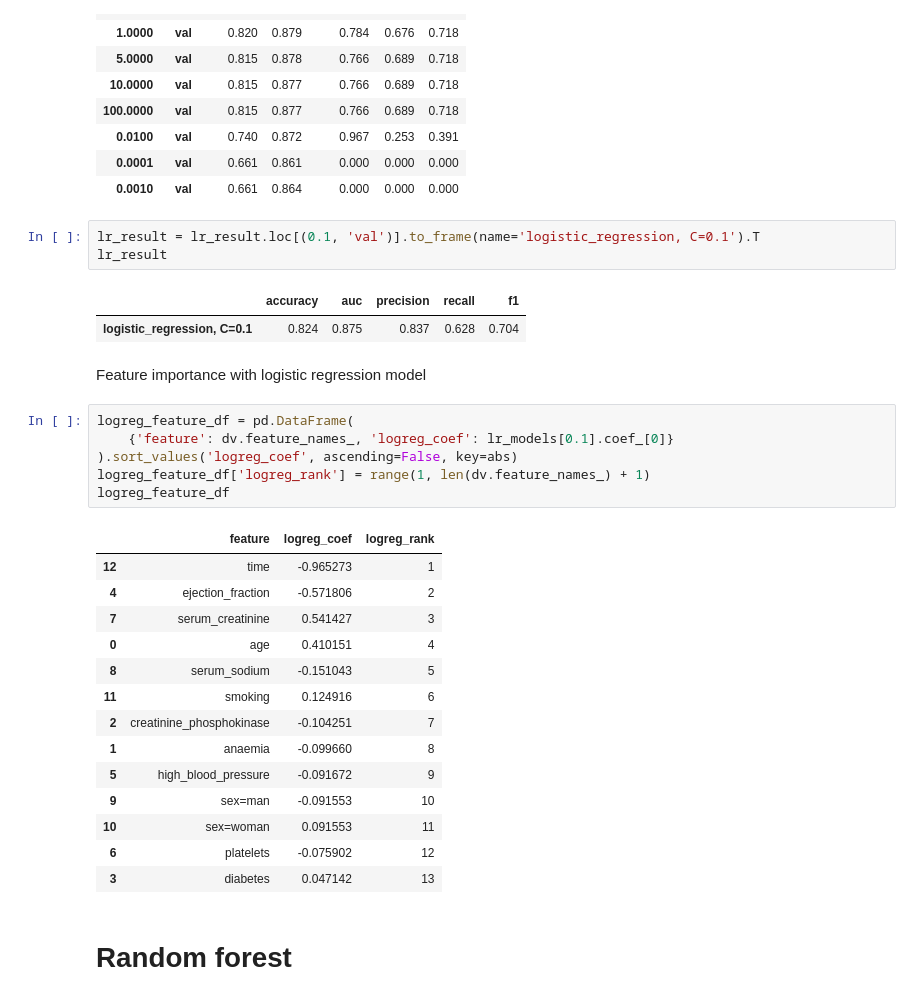
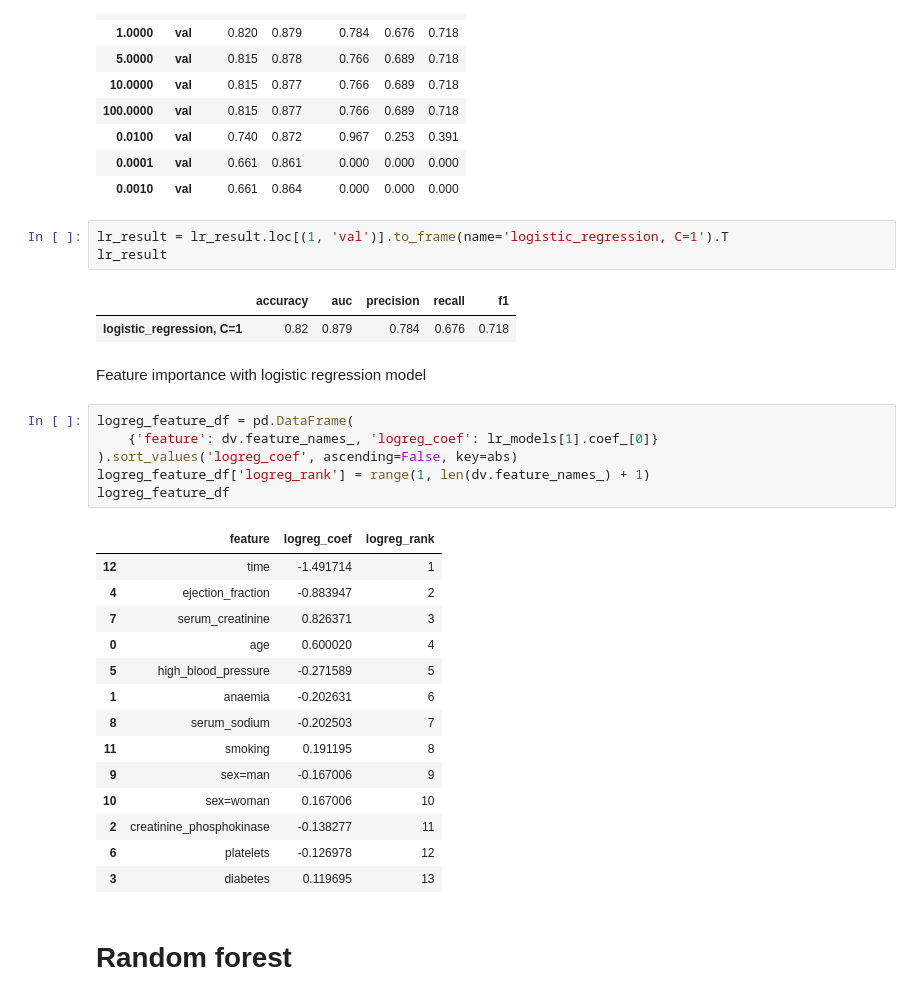
Before and after one commit to VolodymyrBil/project1_yanqing-song, a Jupyter notebook: 07-mid-project/notebook.ipynb, the cells around one changed output. Drawn from its saved outputs; the diff is of its cells as text.

```diff
--- a/07-mid-project/notebook.ipynb
+++ b/07-mid-project/notebook.ipynb
@@ -291,34 +290,34 @@ lr_result.query('type=="val"').sort_values('accuracy', ascending=False)
 | 0.0001 | val | 0.661 | 0.861 | 0.000 | 0.000 | 0.000 |
 | 0.0010 | val | 0.661 | 0.864 | 0.000 | 0.000 | 0.000 |
 # %%
-lr_result = lr_result.loc[(0.1, 'val')].to_frame(name='logistic_regression, C=0.1').T
+lr_result = lr_result.loc[(1, 'val')].to_frame(name='logistic_regression, C=1').T
 lr_result
 # %% [output]
 |  | accuracy | auc | precision | recall | f1 |
-| logistic_regression, C=0.1 | 0.824 | 0.875 | 0.837 | 0.628 | 0.704 |
+| logistic_regression, C=1 | 0.82 | 0.879 | 0.784 | 0.676 | 0.718 |
 # %% [markdown]
 Feature importance with logistic regression model
 # %%
 logreg_feature_df = pd.DataFrame(
-    {'feature': dv.feature_names_, 'logreg_coef': lr_models[0.1].coef_[0]}
+    {'feature': dv.feature_names_, 'logreg_coef': lr_models[1].coef_[0]}
 ).sort_values('logreg_coef', ascending=False, key=abs)
 logreg_feature_df['logreg_rank'] = range(1, len(dv.feature_names_) + 1)
 logreg_feature_df
 # %% [output]
 |  | feature | logreg_coef | logreg_rank |
-| 12 | time | -0.965273 | 1 |
-| 4 | ejection_fraction | -0.571806 | 2 |
-| 7 | serum_creatinine | 0.541427 | 3 |
-| 0 | age | 0.410151 | 4 |
-| 8 | serum_sodium | -0.151043 | 5 |
-| 11 | smoking | 0.124916 | 6 |
-| 2 | creatinine_phosphokinase | -0.104251 | 7 |
-| 1 | anaemia | -0.099660 | 8 |
-| 5 | high_blood_pressure | -0.091672 | 9 |
-| 9 | sex=man | -0.091553 | 10 |
-| 10 | sex=woman | 0.091553 | 11 |
-| 6 | platelets | -0.075902 | 12 |
-| 3 | diabetes | 0.047142 | 13 |
+| 12 | time | -1.491714 | 1 |
+| 4 | ejection_fraction | -0.883947 | 2 |
+| 7 | serum_creatinine | 0.826371 | 3 |
+| 0 | age | 0.600020 | 4 |
+| 5 | high_blood_pressure | -0.271589 | 5 |
+| 1 | anaemia | -0.202631 | 6 |
+| 8 | serum_sodium | -0.202503 | 7 |
+| 11 | smoking | 0.191195 | 8 |
+| 9 | sex=man | -0.167006 | 9 |
+| 10 | sex=woman | 0.167006 | 10 |
+| 2 | creatinine_phosphokinase | -0.138277 | 11 |
+| 6 | platelets | -0.126978 | 12 |
+| 3 | diabetes | 0.119695 | 13 |
 # %% [markdown]
 # Random forest
 # %%
```
Also changed, not shown: parts of 5 cells of this notebook, 17 other files.
